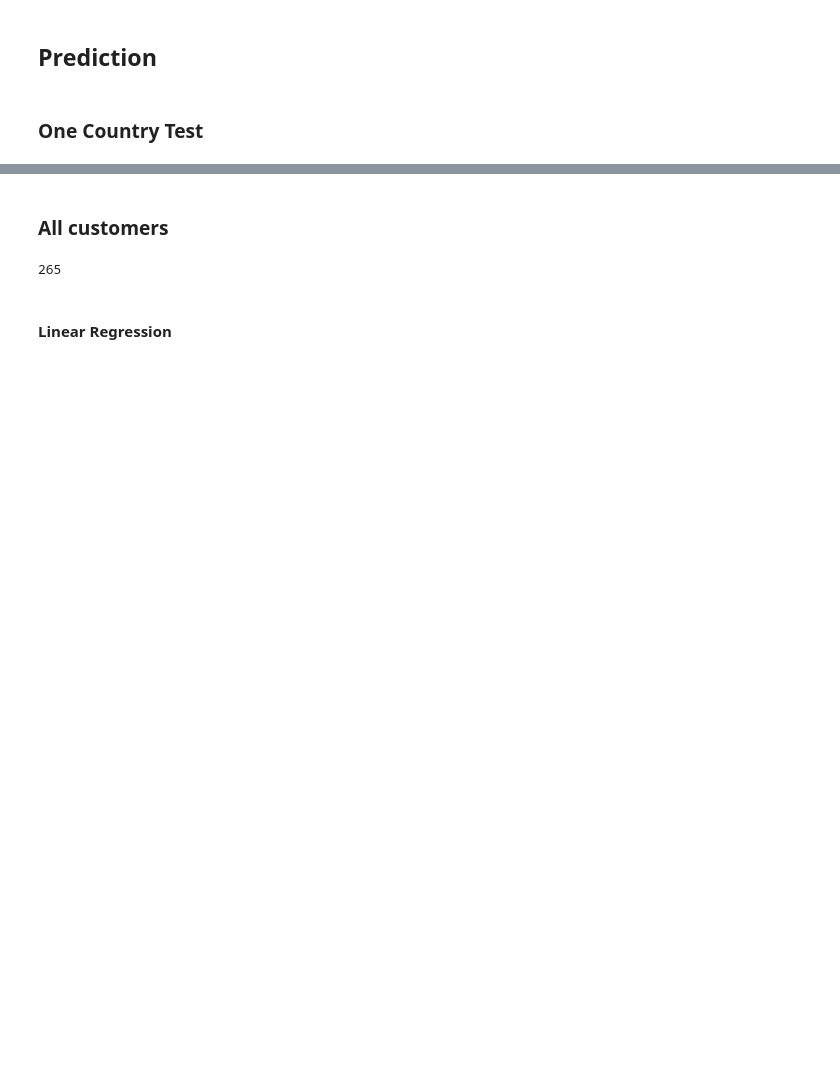
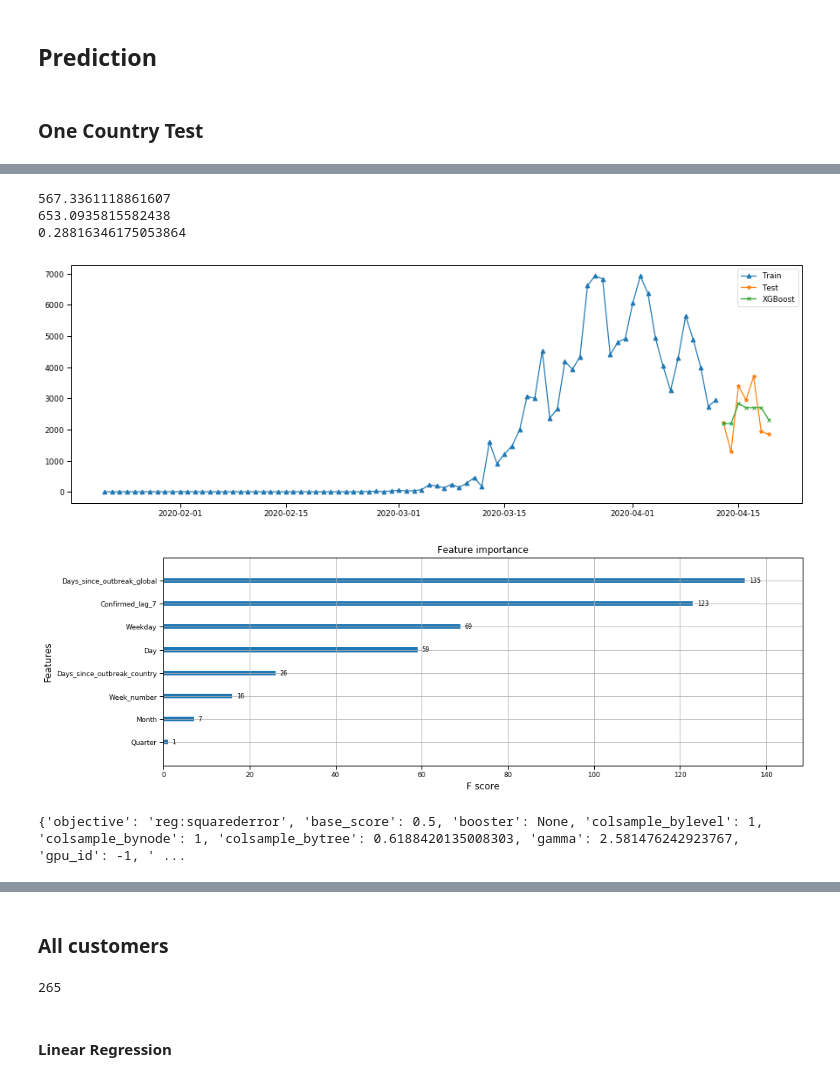
Before and after one commit to arnimpdm/Covid-19-prediction, a Jupyter notebook: Covid19_pred.ipynb, the cells around one changed output, grey strips where cells are left out. Cells and saved outputs as stored; diff of their text form; code cells hidden in the pictures; blank space fills up the shorter version.

Commit message:
XGBoost fixed

```diff
--- a/Covid19_pred.ipynb
+++ b/Covid19_pred.ipynb
@@ -908,3 +884,77 @@ pyplot.show()
+# %%
+#XGBoost Optimized
+space={'max_depth': hp.quniform("max_depth", 3, 18, 1),
+        'gamma': hp.uniform ('gamma', 1,9),
+        'reg_alpha' : hp.quniform('reg_alpha', 40,180,1),
+        'reg_lambda' : hp.uniform('reg_lambda', 0,1),
+        'colsample_bytree' : hp.uniform('colsample_bytree', 0.5,1),
+        'min_child_weight' : hp.quniform('min_child_weight', 0, 10, 1),
+        'n_estimators': hp.quniform('n_estimators', 500,5000,500),
+    }
+
+List = df_ml_confirmed.loc[(df_ml_confirmed.Province_and_country == "Germany")]
+
+Confirmed_train = List.loc[List.Date <= split_date].copy()
+Confirmed_test = List.loc[List.Date > split_date].copy()
+
+X_train, y_train = create_x_y(Confirmed_train, label='Confirmed')
+X_test, y_test = create_x_y(Confirmed_test, label='Confirmed')
+
+X_train = X_train.fillna(0)
+X_test = X_test.fillna(0)
+
+def hyperparameter_tuning(space):
+    reg=xgb.XGBRegressor(n_estimators =int(space['n_estimators']), max_depth = int(space['max_depth']), gamma = space['gamma'],
+                         reg_alpha = int(space['reg_alpha']),min_child_weight=space['min_child_weight'],
+                         colsample_bytree=space['colsample_bytree'], objective= 'reg:squarederror')
+
+    reg.fit(X_train, y_train,
+            eval_set=[(X_train, y_train), (X_test, y_test)], eval_metric="rmse",
+            early_stopping_rounds=200,verbose=False)
+
+    pred = reg.predict(X_test)
+    mae= mean_absolute_error(y_pred=pred, y_true=y_test)
+    #change the metric if you like
+    clear_output(wait=True)
+    return {'loss':mae, 'status': STATUS_OK }
+
+trials = Trials()
+best = fmin(fn=hyperparameter_tuning,
+            space=space,
+            algo=tpe.suggest,
+            max_evals=100,
+            trials=trials)
+
+reg = xgb.XGBRegressor(n_estimators =int(best['n_estimators']), max_depth = int(best['max_depth']), gamma = best['gamma'],
+                         reg_alpha = int(best['reg_alpha']),min_child_weight=best['min_child_weight'],
+                         colsample_bytree=best['colsample_bytree'], objective= 'reg:squarederror')
+reg.fit(X_train, y_train,
+        eval_set=[(X_train, y_train), (X_test, y_test)],
+        early_stopping_rounds=200,
+       verbose=False) # Change verbose to True if you want to see it train
+
+Confirmed_test['Confirmed_Prediction'] = reg.predict(X_test)
+
+plt.plot(Confirmed_train.index, Confirmed_train['Confirmed'], label='Train',marker ='^')
+plt.plot(Confirmed_test.index, Confirmed_test['Confirmed'], label='Test', marker = "*")
+plt.plot(Confirmed_test.index, Confirmed_test['Confirmed_Prediction'], label='XGBoost', marker = "x")
+plt.legend(loc='best')
+
+print(mean_absolute_error(y_pred=Confirmed_test['Confirmed_Prediction'], y_true=Confirmed_test['Confirmed']))
+print(np.sqrt(mean_squared_error(y_pred=Confirmed_test['Confirmed_Prediction'], y_true=Confirmed_test['Confirmed'])))
+print(root_mean_squared_log_error(real=Confirmed_test['Confirmed'], predicted=Confirmed_test['Confirmed_Prediction']))
+
+plot_importance(reg)
+pyplot.show()
+
+print(reg.get_xgb_params())
+# %% [output]
+567.3361118861607
+653.0935815582438
+0.28816346175053864
+[figure, added]
+[figure, added]
+{'objective': 'reg:squarederror', 'base_score': 0.5, 'booster': None, 'colsample_bylevel': 1, 'colsample_bynode': 1, 'colsample_bytree': 0.6188420135008303, 'gamma': 2.581476242923767, 'gpu_id': -1, ' ...
 # %%
 #Catboost non-optimized
 List = df_ml_confirmed.loc[(df_ml_confirmed.Province_and_country == "Germany")]
```
Also changed, not shown: parts of 51 cells of this notebook, 2 other files.
